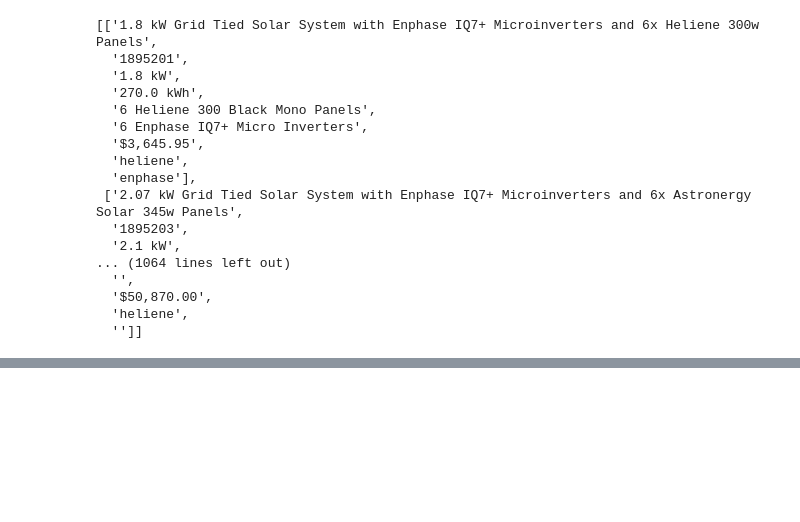
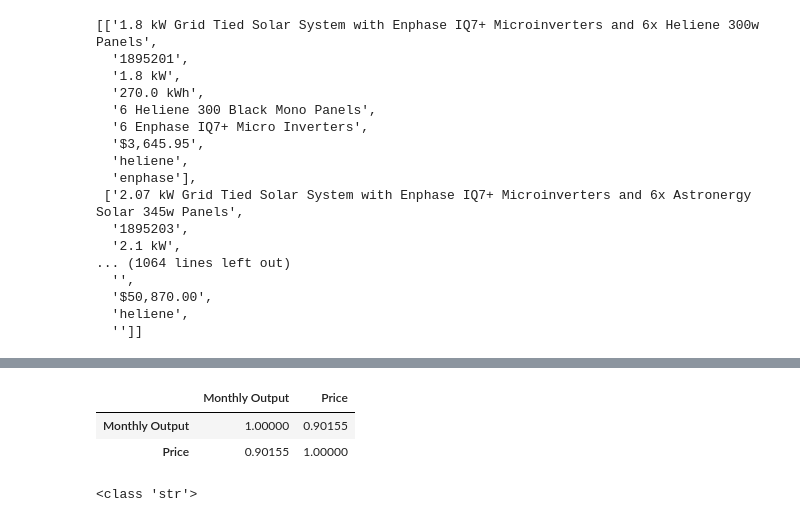
Before and after one commit to tahentx/gridshift, a Jupyter notebook: hardwarecosts.ipynb, the cells around one changed output, grey strips where cells are left out. Cells and saved outputs as stored; diff of their text form; code cells hidden in the pictures; blank space fills up the shorter version.

```diff
--- a/hardwarecosts.ipynb
+++ b/hardwarecosts.ipynb
@@ -134,0 +156,13 @@ AttributeError: 'Series' object has no attribute 'to_numeric'
+# %%
+df.corr(method='pearson')
+# %% [output]
+|  | Monthly Output | Price |
+| Monthly Output | 1.00000 | 0.90155 |
+| Price | 0.90155 | 1.00000 |
+# %%
+def get_module_quantity(modules):
+    modules.split()
+    value = modules[0]
+    df['Module Quantity'] = int(value)
+# %% [output]
+<class 'str'>
```
Also changed, not shown: parts of 10 cells of this notebook.
